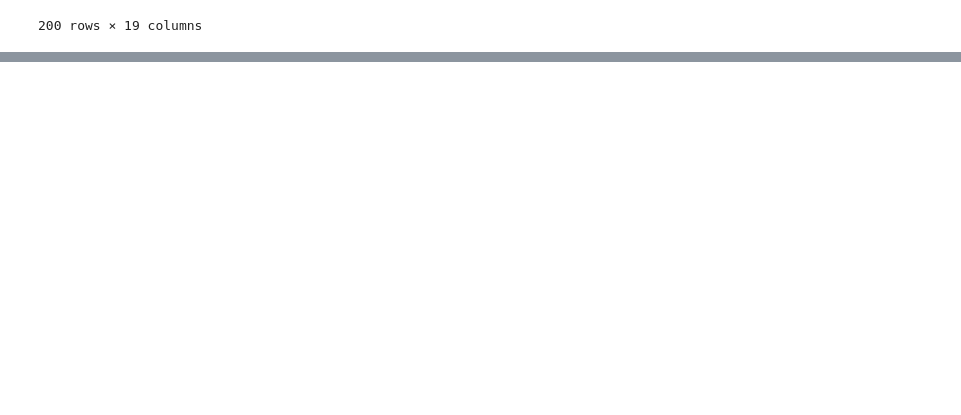
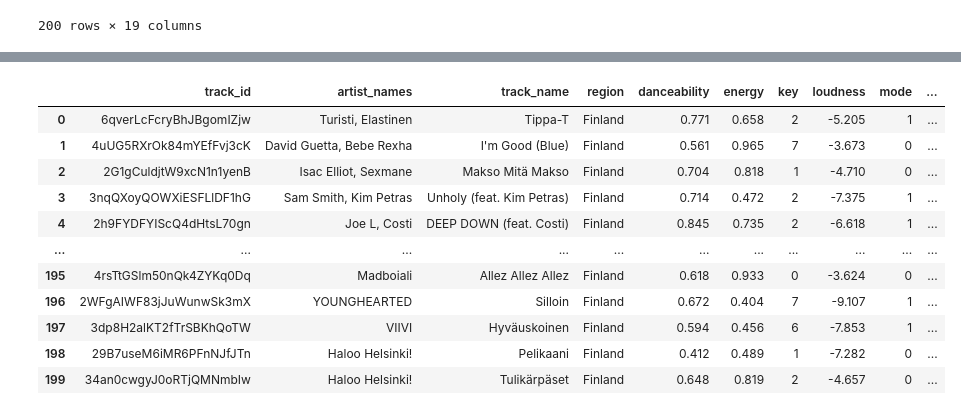
Before and after one commit to Flores-Kevin/rage-against-machine-learning, a Jupyter notebook: testing.ipynb, the cells around one changed output, grey strips where cells are left out. Drawn from its saved outputs; the diff is of its cells as text; code cells hidden in the pictures; blank space fills up the shorter version.

```diff
--- a/testing.ipynb
+++ b/testing.ipynb
@@ -1810,0 +2068,85 @@ ecuador_df
+# %%
+#empty lists to store song data
+finland_danceability = []
+finland_energy = []
+finland_key = []
+finland_loudness = []
+finland_mode = []
+finland_speechiness = []
+finland_acousticness = []
+finland_instrumentalness = []
+finland_liveness = []
+finland_valence = []
+finland_tempo = []
+finland_id_num = []
+finland_track_href = []
+finland_analysis_url = []
+finland_duration_mins = []
+finland_time_signature = []
+
+for i in d['finland']["track_id"]:
+    finland_response = requests.get(base_url + 'audio-features/' + i, headers=headers).json()
+
+    #fill in track info for each audio feature / empty list
+    finland_danceability.append(finland_response["danceability"])
+    finland_energy.append(finland_response["energy"])
+    finland_key.append(finland_response["key"])
+    finland_loudness.append(finland_response["loudness"])
+    finland_mode.append(finland_response["mode"])
+    finland_speechiness.append(finland_response["speechiness"])
+    finland_acousticness.append(finland_response["acousticness"])
+    finland_instrumentalness.append(finland_response["instrumentalness"])
+    finland_liveness.append(finland_response["liveness"])
+    finland_valence.append(finland_response["valence"])
+    finland_tempo.append(finland_response["tempo"])
+    finland_id_num.append(finland_response["id"])
+    finland_track_href.append(finland_response["track_href"])
+    finland_analysis_url.append(finland_response["analysis_url"])
+    #duration recorded in api in milliseconds, converting to minutes here
+    finland_duration_mins.append(round((finland_response["duration_ms"] / 60000),2))
+    finland_time_signature.append(finland_response["time_signature"])
+
+    # time.sleep(1)
+
+finland_dict = {}
+#create a dictionary to hold data gathered from the api
+finland_dict = {
+    "track_id": finland_id_num,
+    "danceability": finland_danceability,
+    "energy": finland_energy,
+    "key": finland_key,
+    "loudness": finland_loudness,
+    "mode": finland_mode,
+    "speechiness": finland_speechiness,
+    "acousticness": finland_acousticness,
+    "instrumentalness": finland_instrumentalness,
+    "liveness": finland_liveness,
+    "valence": finland_valence,
+    "tempo": finland_tempo,
+    "duration_mins": finland_duration_mins,
+    "time_signature": finland_time_signature,
+    "track_href": finland_track_href,
+    "analysis_url": finland_analysis_url
+}
+
+#convert dictionary to a dataframe
+finland_info_df = pd.DataFrame(finland_dict)
+finland_info_df.head()
+
+
+finland_tracks = d['finland']
+finland_df = finland_tracks.merge(finland_info_df, how="inner")
+finland_df
+# %% [output]
+|  | track_id | artist_names | track_name | region | danceability | energy | key | loudness | mode | ... |
+| 0 | 6qverLcFcryBhJBgomIZjw | Turisti, Elastinen | Tippa-T | Finland | 0.771 | 0.658 | 2 | -5.205 | 1 | ... |
+| 1 | 4uUG5RXrOk84mYEfFvj3cK | David Guetta, Bebe Rexha | I'm Good (Blue) | Finland | 0.561 | 0.965 | 7 | -3.673 | 0 | ... |
+| 2 | 2G1gCuldjtW9xcN1n1yenB | Isac Elliot, Sexmane | Makso Mitä Makso | Finland | 0.704 | 0.818 | 1 | -4.710 | 0 | ... |
+| 3 | 3nqQXoyQOWXiESFLlDF1hG | Sam Smith, Kim Petras | Unholy (feat. Kim Petras) | Finland | 0.714 | 0.472 | 2 | -7.375 | 1 | ... |
+| 4 | 2h9FYDFYIScQ4dHtsL70gn | Joe L, Costi | DEEP DOWN (feat. Costi) | Finland | 0.845 | 0.735 | 2 | -6.618 | 1 | ... |
+| ... | ... | ... | ... | ... | ... | ... | ... | ... | ... | ... |
+| 195 | 4rsTtGSlm50nQk4ZYKq0Dq | Madboiali | Allez Allez Allez | Finland | 0.618 | 0.933 | 0 | -3.624 | 0 | ... |
+| 196 | 2WFgAIWF83jJuWunwSk3mX | YOUNGHEARTED | Silloin | Finland | 0.672 | 0.404 | 7 | -9.107 | 1 | ... |
+| 197 | 3dp8H2alKT2fTrSBKhQoTW | VIIVI | Hyväuskoinen | Finland | 0.594 | 0.456 | 6 | -7.853 | 1 | ... |
+| 198 | 29B7useM6iMR6PFnNJfJTn | Haloo Helsinki! | Pelikaani | Finland | 0.412 | 0.489 | 1 | -7.282 | 0 | ... |
+| 199 | 34an0cwgyJ0oRTjQMNmbIw | Haloo Helsinki! | Tulikärpäset | Finland | 0.648 | 0.819 | 2 | -4.657 | 0 | ... |
```
Also changed, not shown: parts of 10 cells of this notebook.
